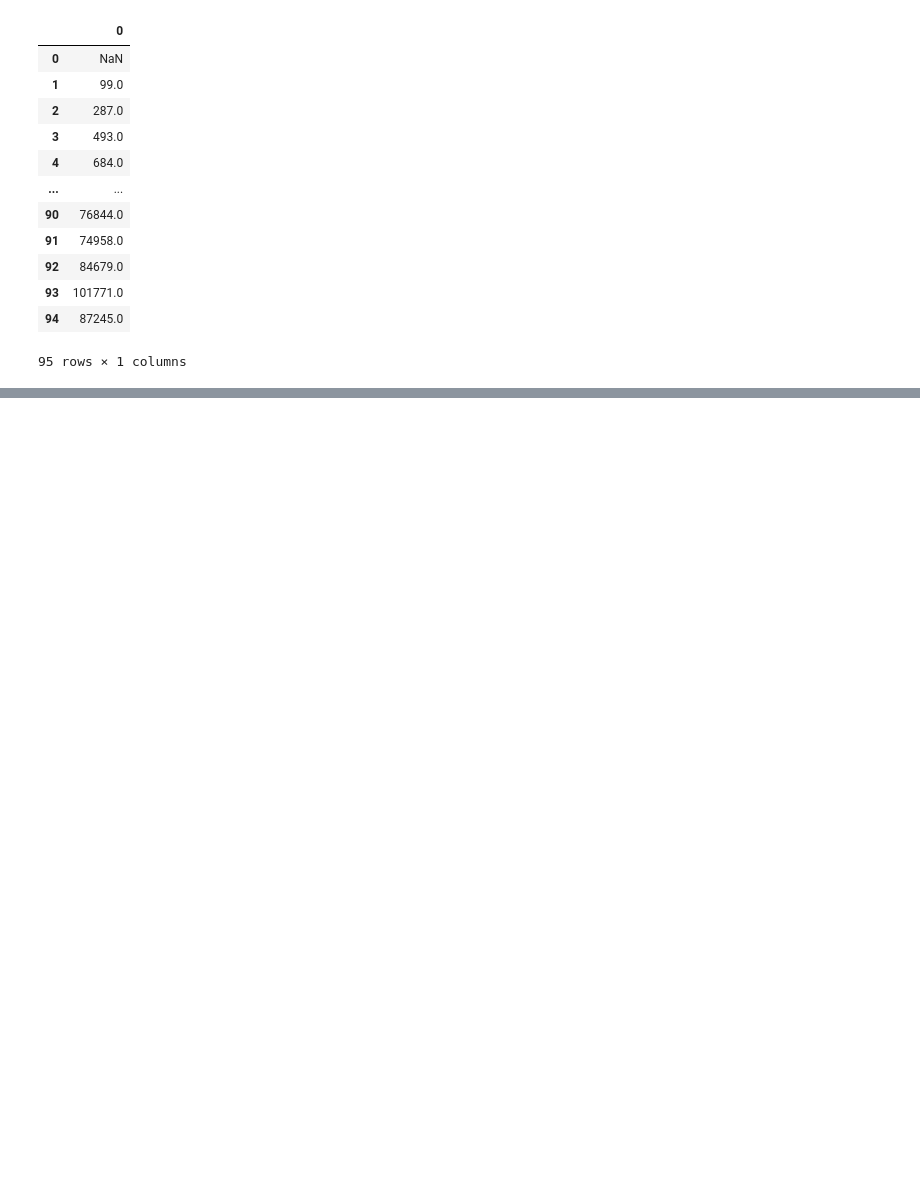
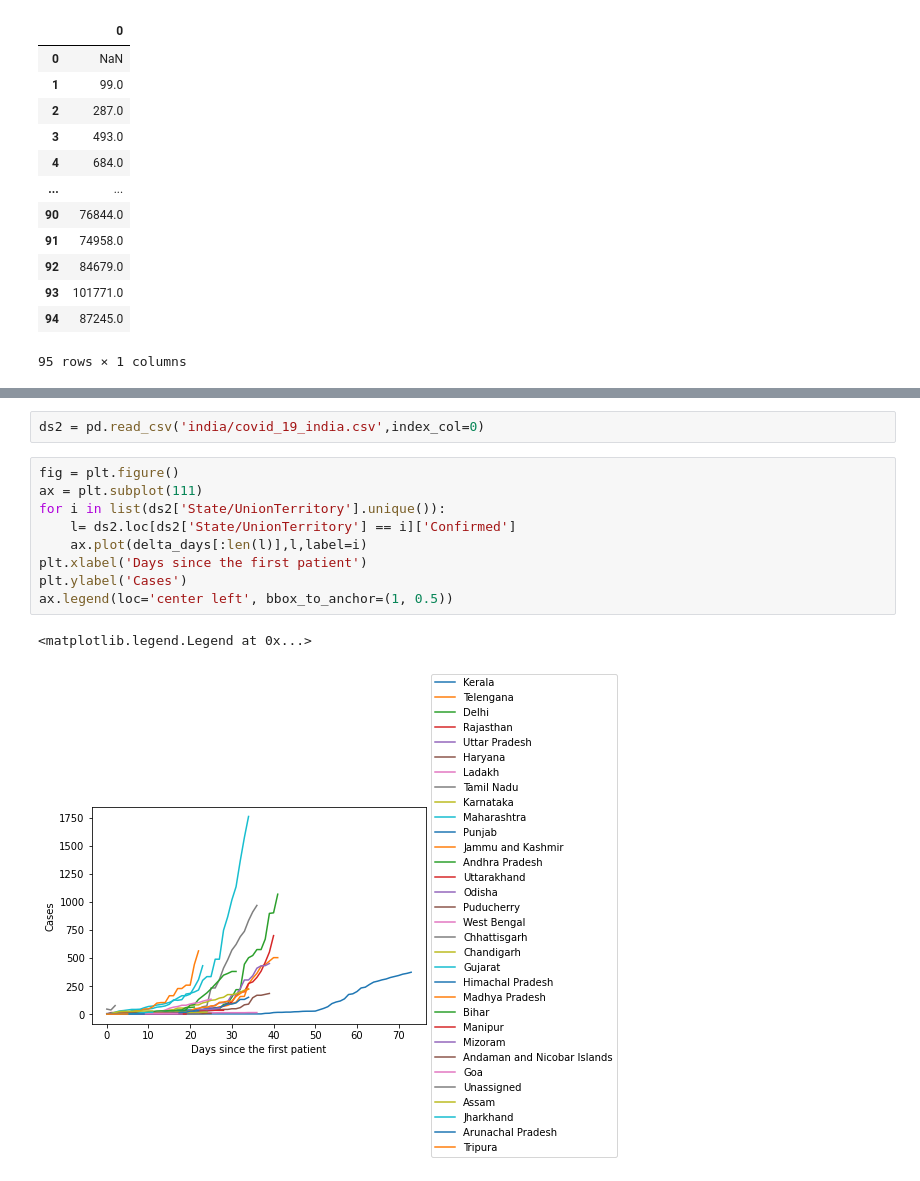
Before and after one commit to RahulBatra065/Report-on-Covid-19, a Jupyter notebook: nb.ipynb, the cells around one changed output, grey strips where cells are left out. Cells and saved outputs as stored; diff of their text form; blank space fills up the shorter version.

```diff
--- a/nb.ipynb
+++ b/nb.ipynb
@@ -441,0 +419,14 @@ plt.plot(delta_days,pd.DataFrame(agg_deaths).diff())
+# %%
+ds2 = pd.read_csv('india/covid_19_india.csv',index_col=0)
+# %%
+fig = plt.figure()
+ax = plt.subplot(111)
+for i in list(ds2['State/UnionTerritory'].unique()):
+    l= ds2.loc[ds2['State/UnionTerritory'] == i]['Confirmed']
+    ax.plot(delta_days[:len(l)],l,label=i)
+plt.xlabel('Days since the first patient')
+plt.ylabel('Cases')
+ax.legend(loc='center left', bbox_to_anchor=(1, 0.5))
+# %% [output]
+<matplotlib.legend.Legend at 0x...>
+[figure, added]
```
Also changed, not shown: parts of 14 cells of this notebook, 3 other files.
